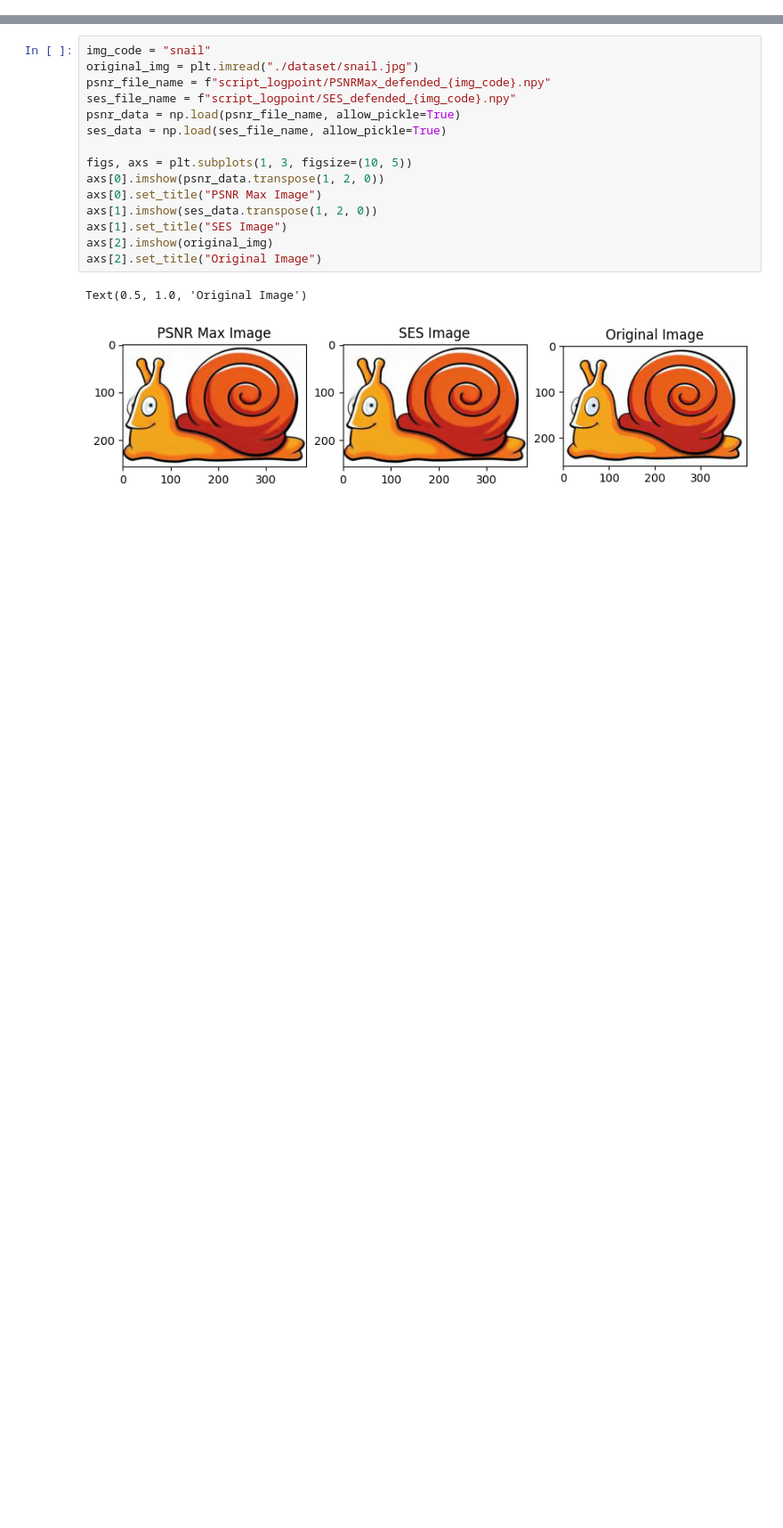
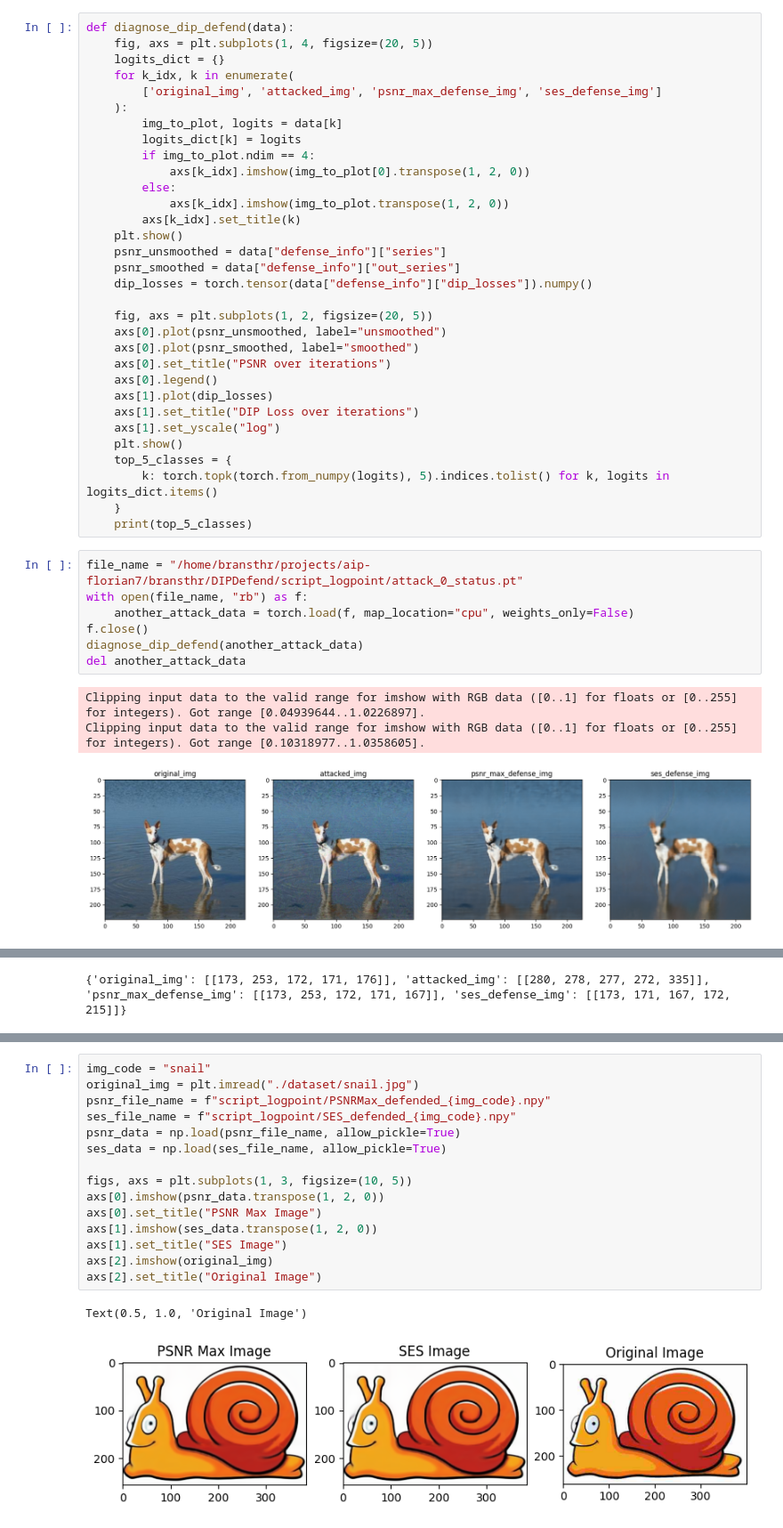
Before and after one commit to Bransthre/csc2529_final_project, a Jupyter notebook: playground_another.ipynb, the cells around one changed output, grey strips where cells are left out. Shown at 89% size. Cells and saved outputs as stored; diff of their text form; blank space fills up the shorter version.

Commit message:
DIPDefend works

```diff
--- a/playground_another.ipynb
+++ b/playground_another.ipynb
@@ -3,0 +6,43 @@ import matplotlib.pyplot as plt
+# %%
+def diagnose_dip_defend(data):
+    fig, axs = plt.subplots(1, 4, figsize=(20, 5))
+    logits_dict = {}
+    for k_idx, k in enumerate(
+        ['original_img', 'attacked_img', 'psnr_max_defense_img', 'ses_defense_img']
+    ):
+        img_to_plot, logits = data[k]
+        logits_dict[k] = logits
+        if img_to_plot.ndim == 4:
+            axs[k_idx].imshow(img_to_plot[0].transpose(1, 2, 0))
+        else:
+            axs[k_idx].imshow(img_to_plot.transpose(1, 2, 0))
+        axs[k_idx].set_title(k)
+    plt.show()
+    psnr_unsmoothed = data["defense_info"]["series"]
+    psnr_smoothed = data["defense_info"]["out_series"]
+    dip_losses = torch.tensor(data["defense_info"]["dip_losses"]).numpy()
+
+    fig, axs = plt.subplots(1, 2, figsize=(20, 5))
+    axs[0].plot(psnr_unsmoothed, label="unsmoothed")
+    axs[0].plot(psnr_smoothed, label="smoothed")
+    axs[0].set_title("PSNR over iterations")
+    axs[0].legend()
+    axs[1].plot(dip_losses)
+    axs[1].set_title("DIP Loss over iterations")
+    axs[1].set_yscale("log")
+    plt.show()
+    top_5_classes = {
+        k: torch.topk(torch.from_numpy(logits), 5).indices.tolist() for k, logits in logits_dict.items()
+    }
+    print(top_5_classes)
+# %%
+file_name = "/home/bransthr/projects/aip-florian7/bransthr/DIPDefend/script_logpoint/attack_0_status.pt"
+with open(file_name, "rb") as f:
+    another_attack_data = torch.load(f, map_location="cpu", weights_only=False)
+f.close()
+diagnose_dip_defend(another_attack_data)
+del another_attack_data
+# %% [output]
+Clipping input data to the valid range for imshow with RGB data ([0..1] for floats or [0..255] for integers). Got range [0.04939644..1.0226897].
+Clipping input data to the valid range for imshow with RGB data ([0..1] for floats or [0..255] for integers). Got range [0.10318977..1.0358605].
+[figure, added]
@@ -3,0 +50 @@ import matplotlib.pyplot as plt
+{'original_img': [[173, 253, 172, 171, 176]], 'attacked_img': [[280, 278, 277, 272, 335]], 'psnr_max_defense_img': [[173, 253, 172, 171, 167]], 'ses_defense_img': [[173, 171, 167, 172, 215]]}
```
Also changed, not shown: parts of 6 cells of this notebook, 4 other files.
